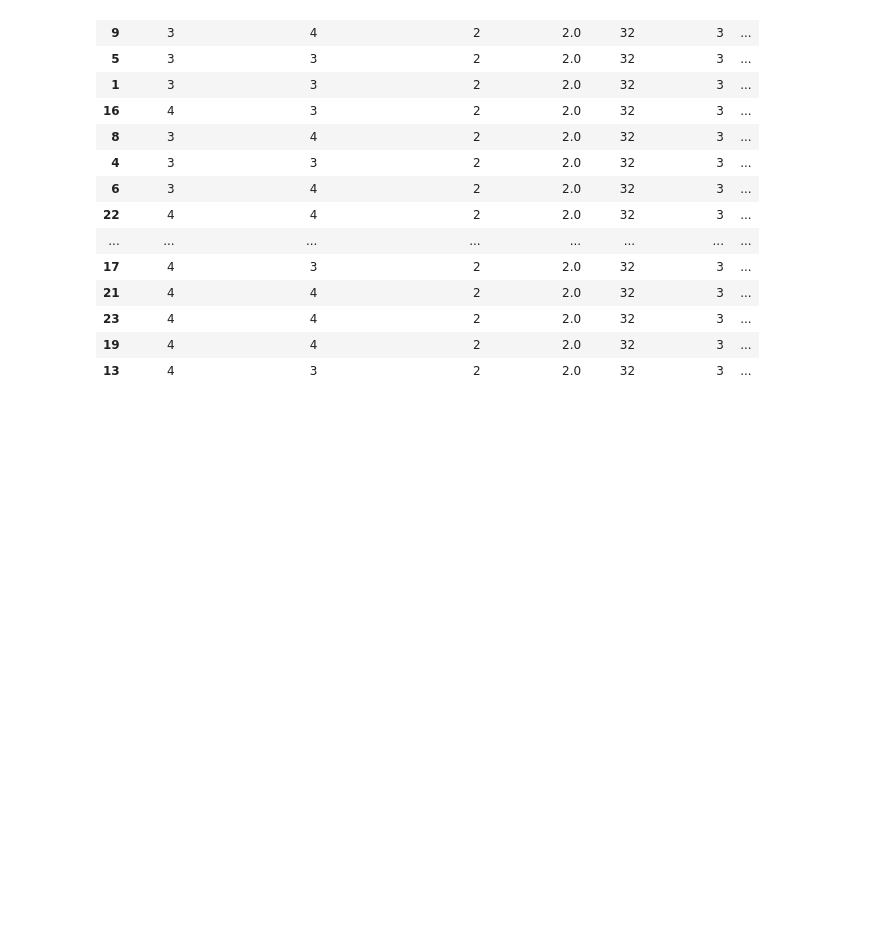
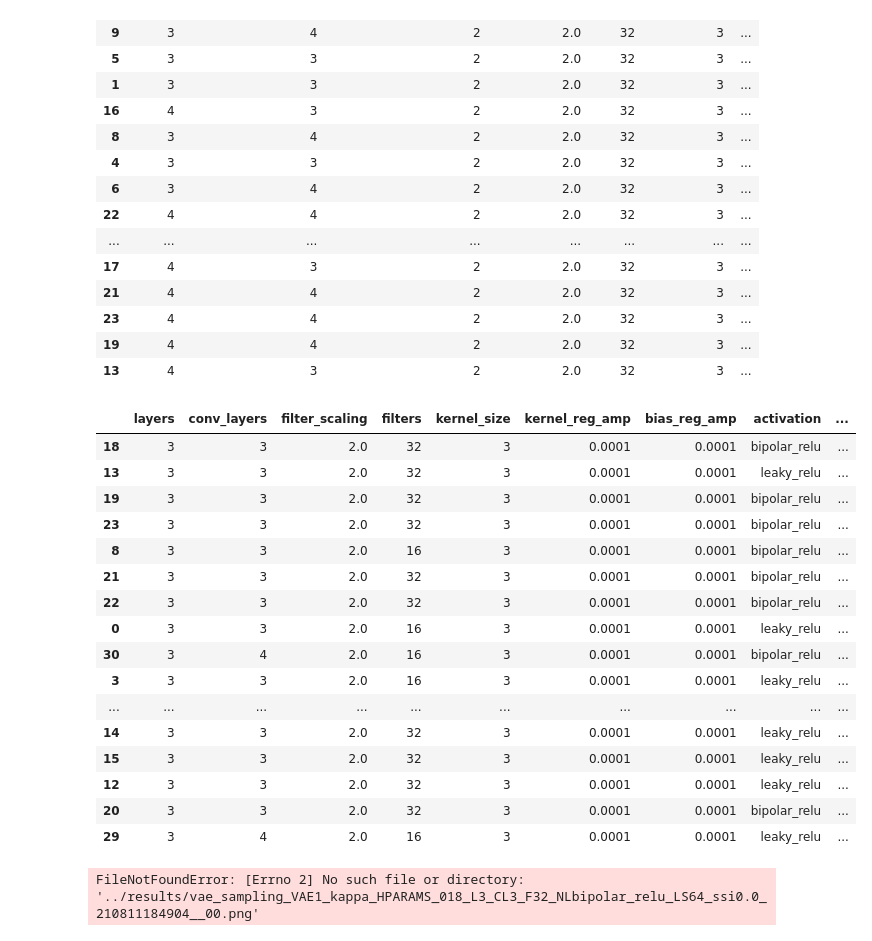
Before and after one commit to AlexandreAdam/Censai, a Jupyter notebook: notebooks/vae_results.ipynb, the cells around one changed output. Drawn from its saved outputs; the diff is of its cells as text; code cells hidden in the pictures; blank space fills up the shorter version.

```diff
--- a/notebooks/vae_results.ipynb
+++ b/notebooks/vae_results.ipynb
@@ -79,3 +79,31 @@ hparams.sort_values(by="val_cost")
 | 23 | 4 | 4 | 2 | 2.0 | 32 | 3 | ... |
 | 19 | 4 | 4 | 2 | 2.0 | 32 | 3 | ... |
 | 13 | 4 | 3 | 2 | 2.0 | 32 | 3 | ... |
+# %%
+hparams = pd.read_csv(os.path.join(result_dir, "VAE1_kappa_HPARAMS.csv"), index_col=0)
+histories = {}
+for file in hparams["experiment_id"]:
+    histories.update({file: pd.read_csv(os.path.join(result_dir, file + ".csv"), index_col=0).to_dict()})
+hparams.sort_values(by="train_cost")
+# %% [output]
+|  | layers | conv_layers | filter_scaling | filters | kernel_size | kernel_reg_amp | bias_reg_amp | activation | ... |
+| 18 | 3 | 3 | 2.0 | 32 | 3 | 0.0001 | 0.0001 | bipolar_relu | ... |
+| 13 | 3 | 3 | 2.0 | 32 | 3 | 0.0001 | 0.0001 | leaky_relu | ... |
+| 19 | 3 | 3 | 2.0 | 32 | 3 | 0.0001 | 0.0001 | bipolar_relu | ... |
+| 23 | 3 | 3 | 2.0 | 32 | 3 | 0.0001 | 0.0001 | bipolar_relu | ... |
+| 8 | 3 | 3 | 2.0 | 16 | 3 | 0.0001 | 0.0001 | bipolar_relu | ... |
+| 21 | 3 | 3 | 2.0 | 32 | 3 | 0.0001 | 0.0001 | bipolar_relu | ... |
+| 22 | 3 | 3 | 2.0 | 32 | 3 | 0.0001 | 0.0001 | bipolar_relu | ... |
+| 0 | 3 | 3 | 2.0 | 16 | 3 | 0.0001 | 0.0001 | leaky_relu | ... |
+| 30 | 3 | 4 | 2.0 | 16 | 3 | 0.0001 | 0.0001 | bipolar_relu | ... |
+| 3 | 3 | 3 | 2.0 | 16 | 3 | 0.0001 | 0.0001 | leaky_relu | ... |
+| ... | ... | ... | ... | ... | ... | ... | ... | ... | ... |
+| 14 | 3 | 3 | 2.0 | 32 | 3 | 0.0001 | 0.0001 | leaky_relu | ... |
+| 15 | 3 | 3 | 2.0 | 32 | 3 | 0.0001 | 0.0001 | leaky_relu | ... |
+| 12 | 3 | 3 | 2.0 | 32 | 3 | 0.0001 | 0.0001 | leaky_relu | ... |
+| 20 | 3 | 3 | 2.0 | 32 | 3 | 0.0001 | 0.0001 | bipolar_relu | ... |
+| 29 | 3 | 4 | 2.0 | 16 | 3 | 0.0001 | 0.0001 | leaky_relu | ... |
+# %%
+Image(filename = path + "vae_sampling_VAE1_kappa_HPARAMS_018_L3_CL3_F32_NLbipolar_relu_LS64_ssi0.0_210811184904__00.png", width=2000, height=2000)
+# %% [output]
+FileNotFoundError: [Errno 2] No such file or directory: '../results/vae_sampling_VAE1_kappa_HPARAMS_018_L3_CL3_F32_NLbipolar_relu_LS64_ssi0.0_210811184904__00.png'
```
Also changed, not shown: parts of 1 cell of this notebook, 1 other file.
